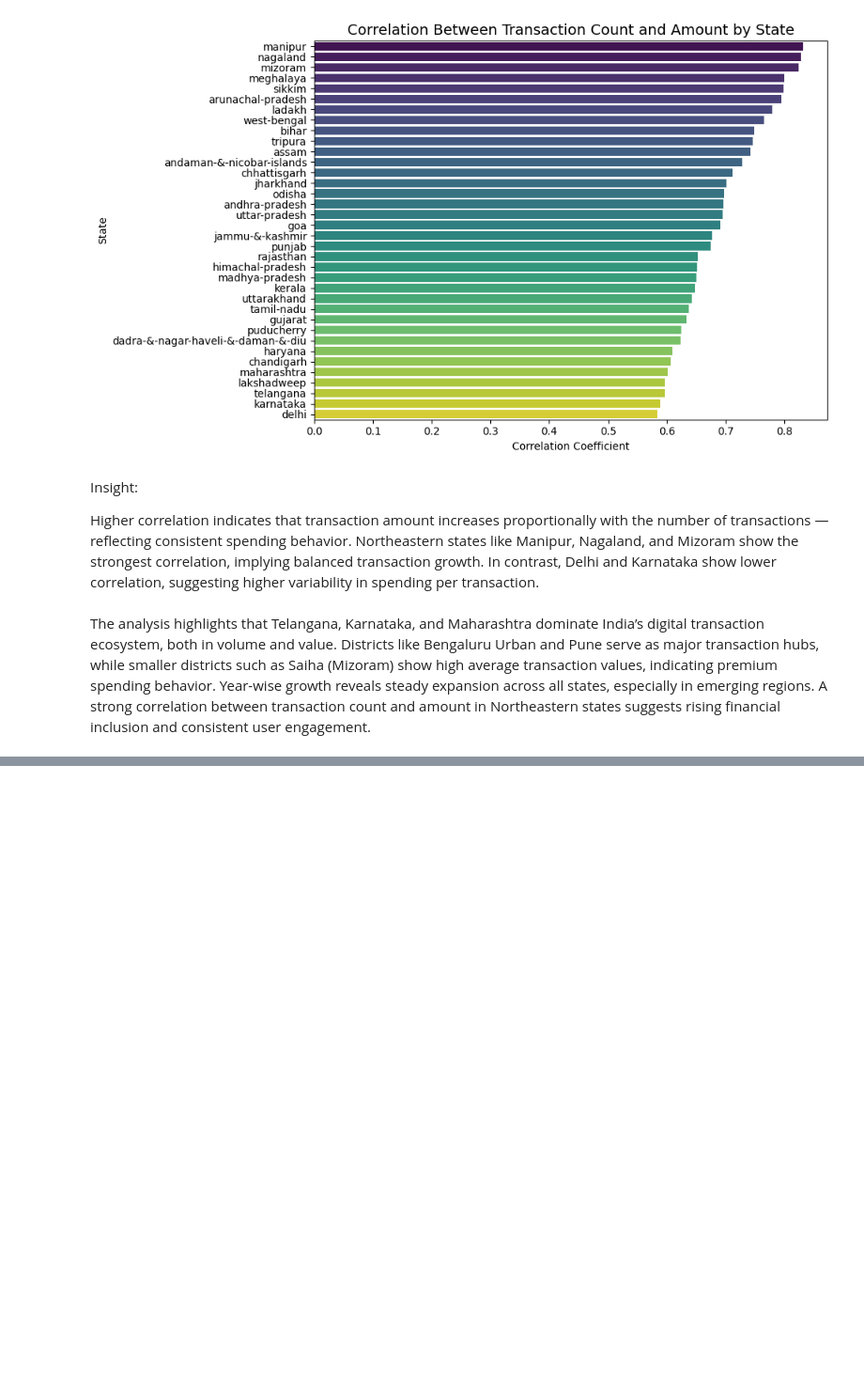
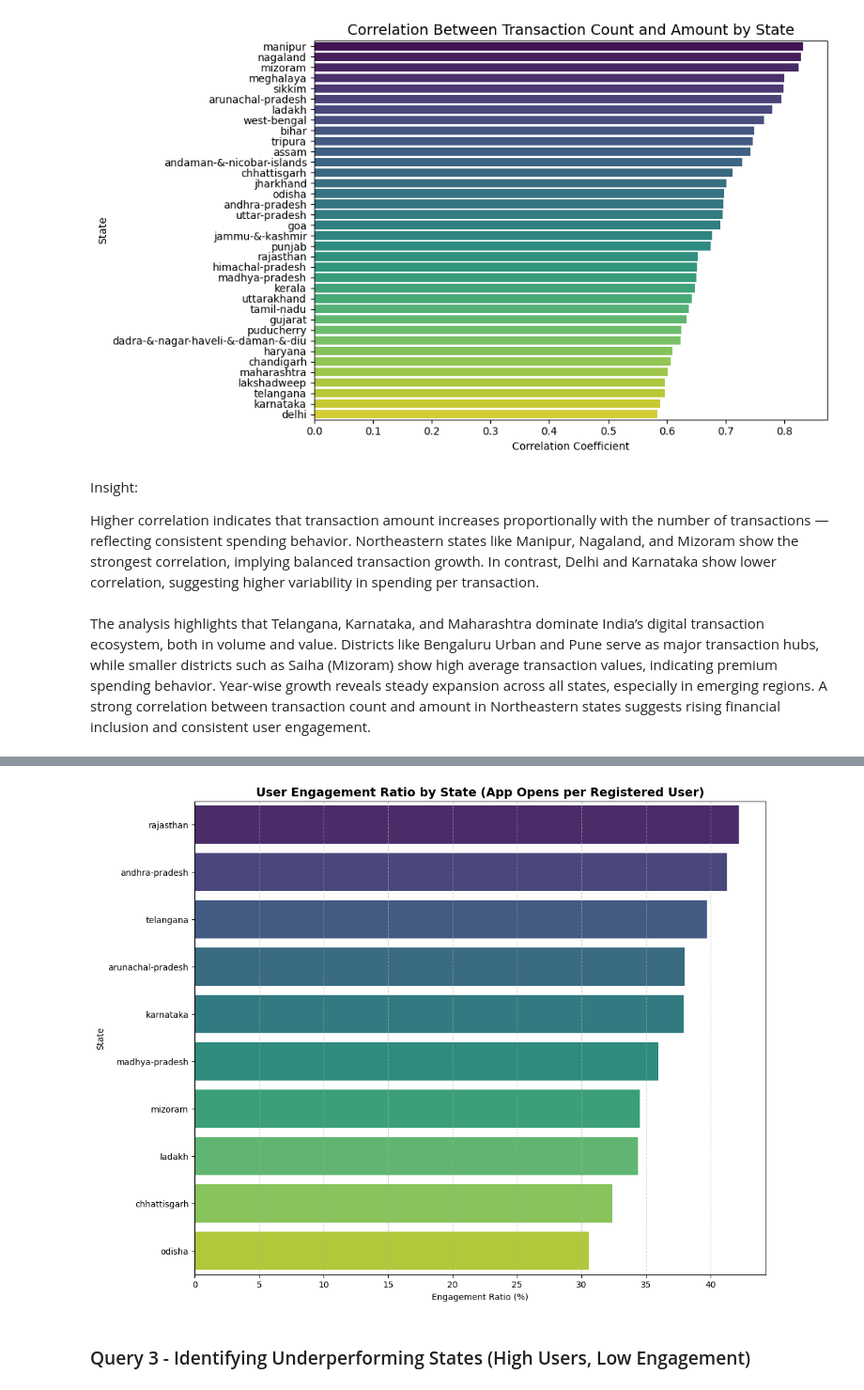
Before and after one commit to sanjusarvashni0/Phonepe_Transaction_Insights_Project, a Jupyter notebook: src/sql_analysis.ipynb, the cells around one changed output, grey strips where cells are left out. Shown at 94% size. Drawn from its saved outputs; the diff is of its cells as text; code cells hidden in the pictures; blank space fills up the shorter version.

```diff
--- a/src/sql_analysis.ipynb
+++ b/src/sql_analysis.ipynb
@@ -1142,0 +1210,19 @@ A strong correlation between transaction count and amount in Northeastern states
+# %%
+query22 = """
+SELECT
+    State,
+    SUM(Registered_users) AS Total_Registered_Users,
+    SUM(App_opens) AS Total_App_Opens,
+    (SUM(App_opens) / SUM(Registered_users)) AS Engagement_Ratio
+FROM agg_user
+GROUP BY State
+ORDER BY Engagement_Ratio DESC
+LIMIT 10
+;
+"""
+
+mycursor.execute(query22)
+data = mycursor.fetchall()
+
+df22 = pd.DataFrame(data, columns=['State', 'Total_Registered_Users', 'Total_App_Opens', 'Engagement_Ratio'])
+df22
@@ -1142,0 +1241,17 @@ A strong correlation between transaction count and amount in Northeastern states
+# %%
+import matplotlib.pyplot as plt
+import seaborn as sns
+
+plt.figure(figsize=(12,10))
+df_sorted = df22.sort_values(by="Engagement_Ratio", ascending=False)
+sns.barplot(y='State', x='Engagement_Ratio', data=df_sorted, palette='viridis')
+
+plt.title('User Engagement Ratio by State (App Opens per Registered User)', fontsize=14, fontweight='bold')
+plt.xlabel('Engagement Ratio (%)')
+plt.ylabel('State')
+plt.grid(axis='x', linestyle='--', alpha=0.6)
+plt.show()
+# %% [output]
+[figure, added]
+# %% [markdown]
+### Query 3 - Identifying Underperforming States (High Users, Low Engagement)
```
Also changed, not shown: parts of 27 cells of this notebook.
